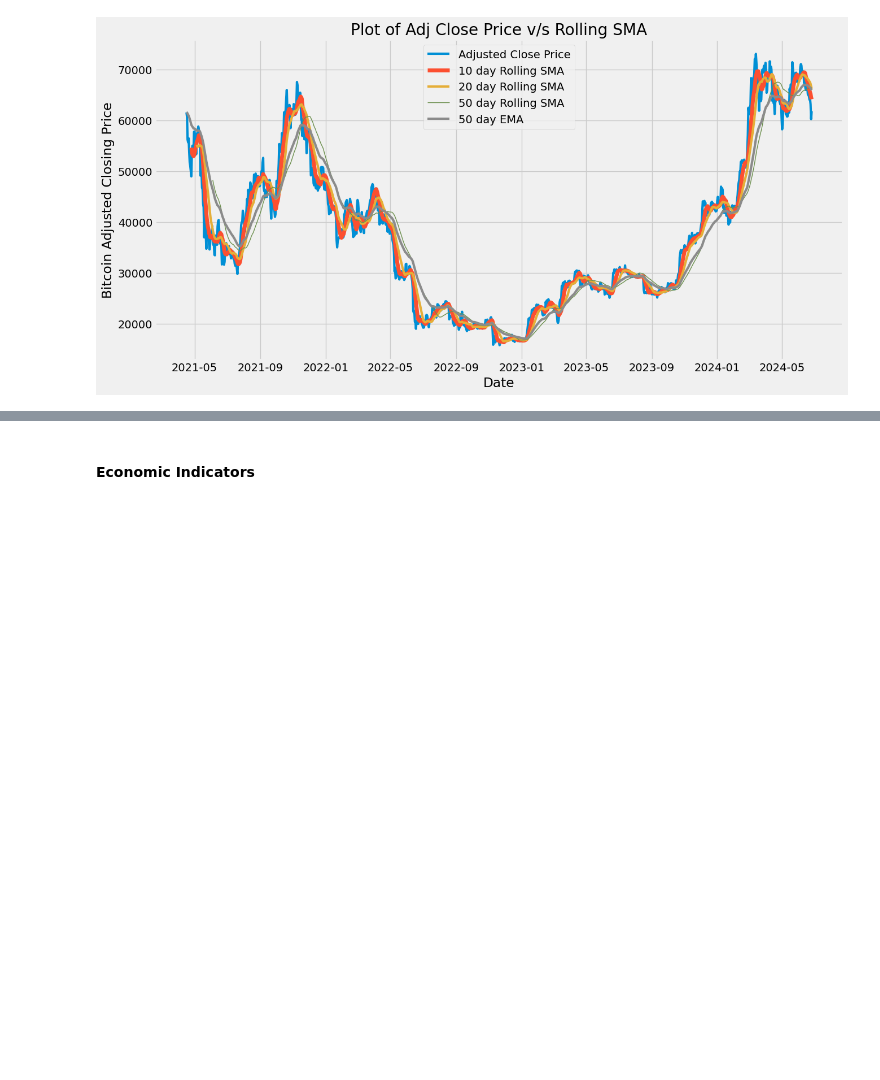
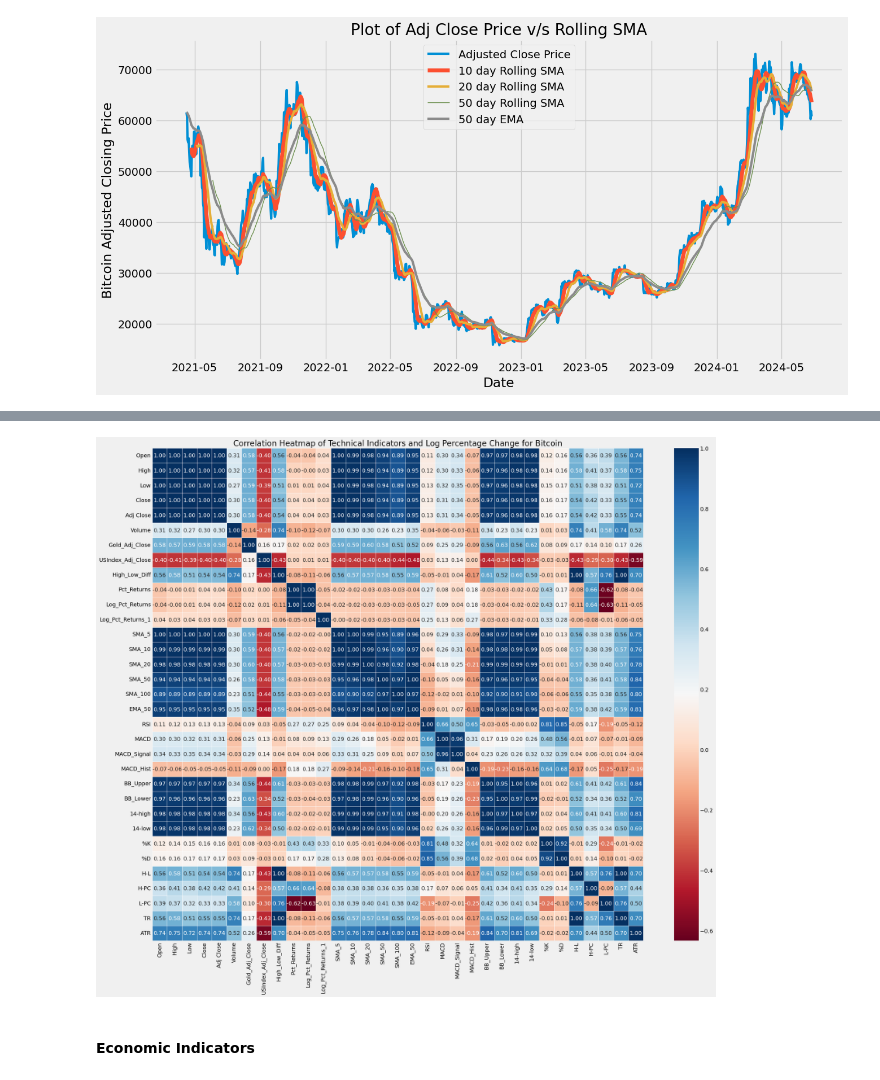
Before and after one commit to bhatt-prajakta/milestone2, a Jupyter notebook: BTC.ipynb, the cells around one changed output, grey strips where cells are left out. Cells and saved outputs as stored; diff of their text form; code cells hidden in the pictures; blank space fills up the shorter version.

```diff
--- a/BTC.ipynb
+++ b/BTC.ipynb
@@ -266,3 +253,16 @@ df_btc.corr()
+# %%
+# Correlation between technical indiactors and log percentage change
+# Compute correlation matrix
+corr_matrix = df_btc.corr()
+
+# Create a heatmap
+plt.figure(figsize=(24, 20))
+sns.heatmap(corr_matrix, annot=True, cmap='RdBu', fmt='.2f', linewidths=0.5)
+plt.title('Correlation Heatmap of Technical Indicators and Log Percentage Change for Bitcoin')
+plt.tight_layout()
+plt.show()
+# %% [output]
+[figure, added]
 # %% [markdown]
 #### Economic Indicators
 # %%
```
Also changed, not shown: parts of 11 cells of this notebook, 8 other files.
